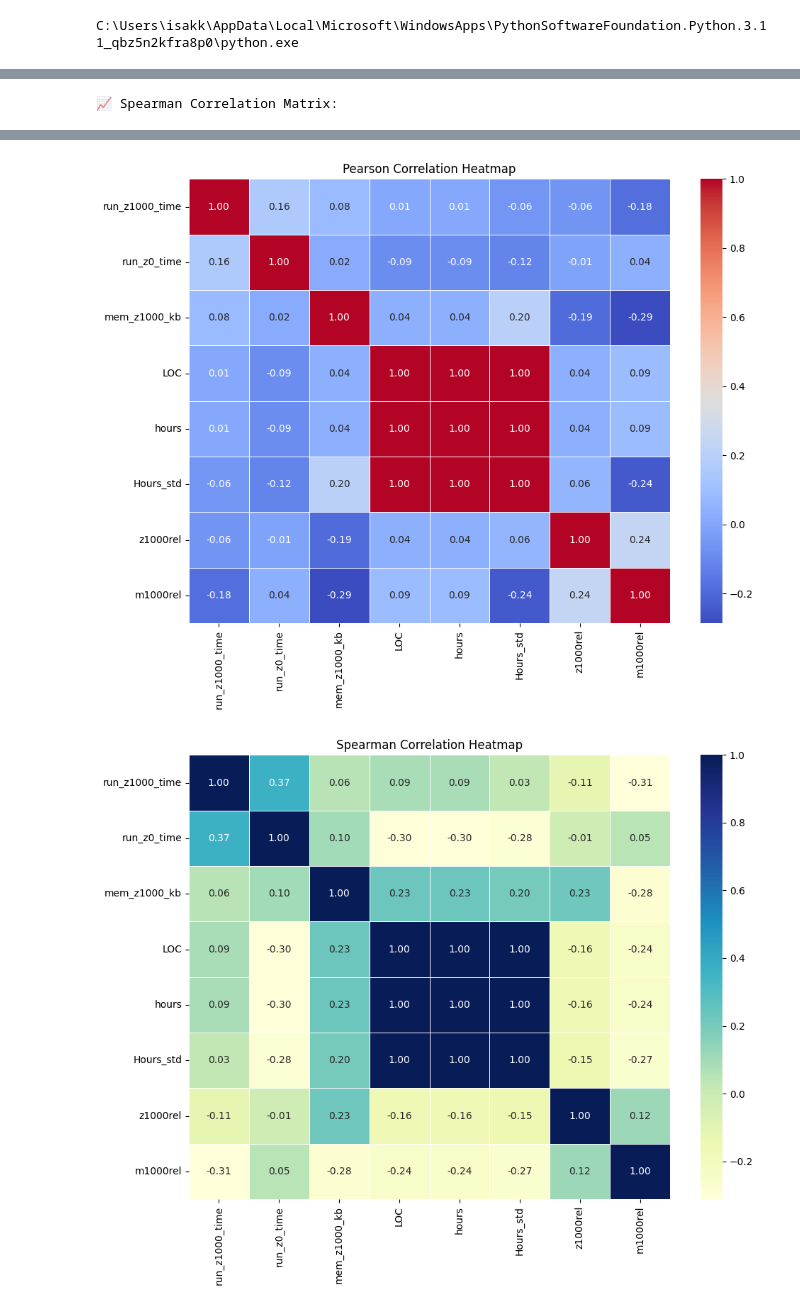
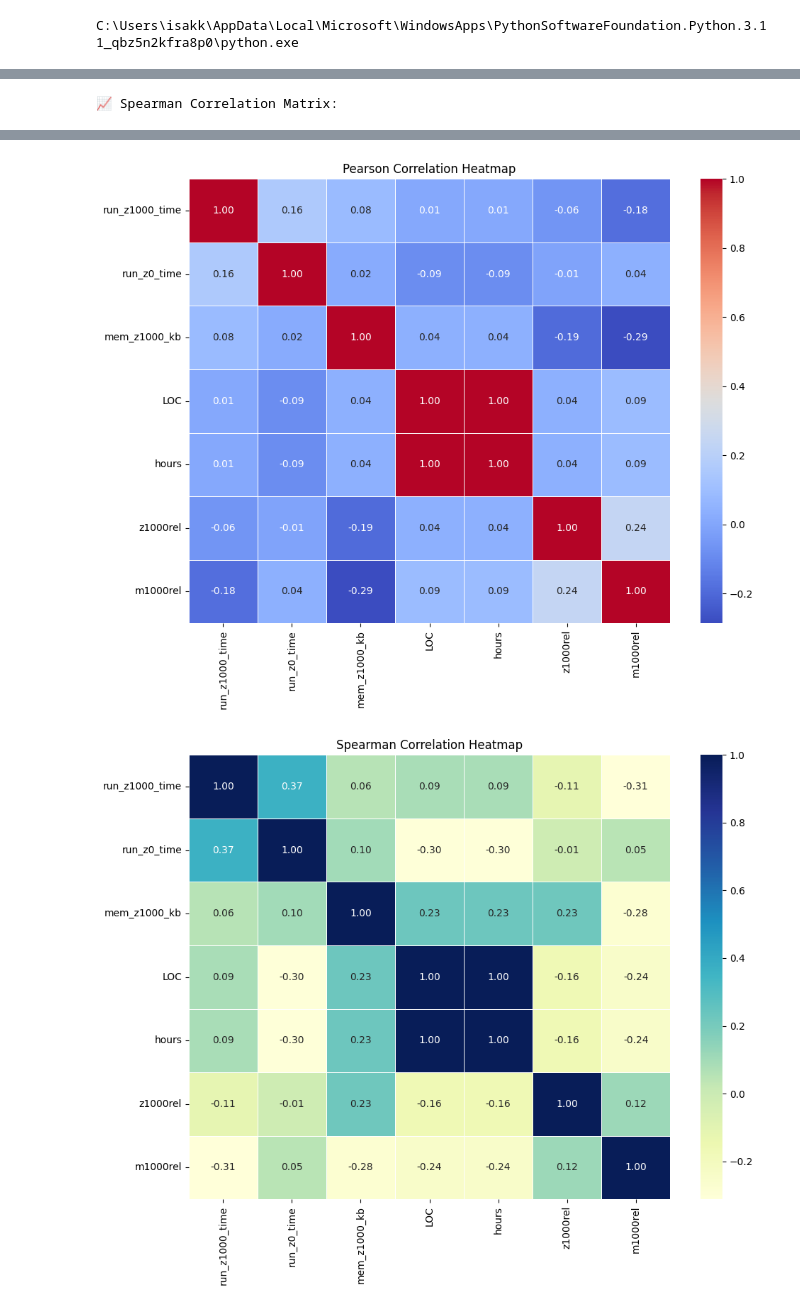
Before and after one commit to Beansak/Forskningsmetodik_assignment3, a Jupyter notebook: analysis.ipynb, the cells around one changed output, grey strips where cells are left out. Drawn from its saved outputs; the diff is of its cells as text; code cells hidden in the pictures.

Commit message:
spearman and pearson no Hours_std

```diff
--- a/analysis.ipynb
+++ b/analysis.ipynb
@@ -402,57 +416,34 @@ import seaborn as sns
 
 # Select numeric columns only for correlation
 numeric_cols = df_renamed.select_dtypes(include='number').columns
+numeric_cols = numeric_cols.drop('Hours_std', errors='ignore')
 df_numeric = df_renamed[numeric_cols]
 
-# 1. 📊 Compute Pearson and Spearman correlation matrices
+# Compute Pearson and Spearman correlation
 corr_pearson = df_numeric.corr(method='pearson')
 corr_spearman = df_numeric.corr(method='spearman')
 
-print("📈 Pearson Correlation Matrix:")
 display(corr_pearson.round(2))
 
-print("\n📈 Spearman Correlation Matrix:")
 display(corr_spearman.round(2))
 
-# 2. 🌡️ Visualize Pearson correlation heatmap
 plt.figure(figsize=(10, 8))
 sns.heatmap(corr_pearson, annot=True, cmap='coolwarm', fmt=".2f", linewidths=0.5)
 plt.title('Pearson Correlation Heatmap')
 plt.tight_layout()
 plt.show()
 
-# 3. 🌡️ Visualize Spearman correlation heatmap
 plt.figure(figsize=(10, 8))
 sns.heatmap(corr_spearman, annot=True, cmap='YlGnBu', fmt=".2f", linewidths=0.5)
 plt.title('Spearman Correlation Heatmap')
 plt.tight_layout()
 plt.show()
 
-# 4. 🧠 Interpretation of interesting relationships
-# Sort strongest correlations with 'hours' (excluding self-correlation)
 pearson_hours = corr_pearson['hours'].drop('hours').sort_values(ascending=False)
 spearman_hours = corr_spearman['hours'].drop('hours').sort_values(ascending=False)
 
-print("🔎 Top Pearson correlations with 'hours':")
 display(pearson_hours.head(5))
 
-print("🔎 Top Spearman correlations with 'hours':")
 display(spearman_hours.head(5))
-
-# Example interpretation (can be adapted based on actual numbers)
-# We’ll pick top 2 correlated features and print a short narrative.
-top1 = pearson_hours.index[0]
-top2 = pearson_hours.index[1]
-val1 = pearson_hours.iloc[0]
-val2 = pearson_hours.iloc[1]
-
-print("\n📝 Interpretation:")
-print(f"- '{top1}' has a Pearson correlation of {val1:.2f} with 'hours', indicating a strong {'positive' if val1>0 else 'negative'} linear relationship.")
-print(f"- '{top2}' has a Pearson correlation of {val2:.2f} with 'hours', suggesting a {'positive' if val2>0 else 'negative'} trend as well.")
-
-# (Optional) Check Spearman for ranking relationship
-top_spearman = spearman_hours.index[0]
-val_spear = spearman_hours.iloc[0]
-print(f"- Spearman shows '{top_spearman}' also has a rank correlation of {val_spear:.2f}, meaning the relationship holds even when considering monotonic (not strictly linear) trends.")
 # %% [output]
 📈 Pearson Correlation Matrix:
@@ -478,3 +467,3 @@ print(f"- Spearman shows '{top_spearman}' also has a rank correlation of {val_sp
-[figure, old version]
+[figure, new version]
-[figure, old version]
+[figure, new version]
 🔎 Top Pearson correlations with 'hours':
```
Also changed, not shown: parts of 4 cells of this notebook.
